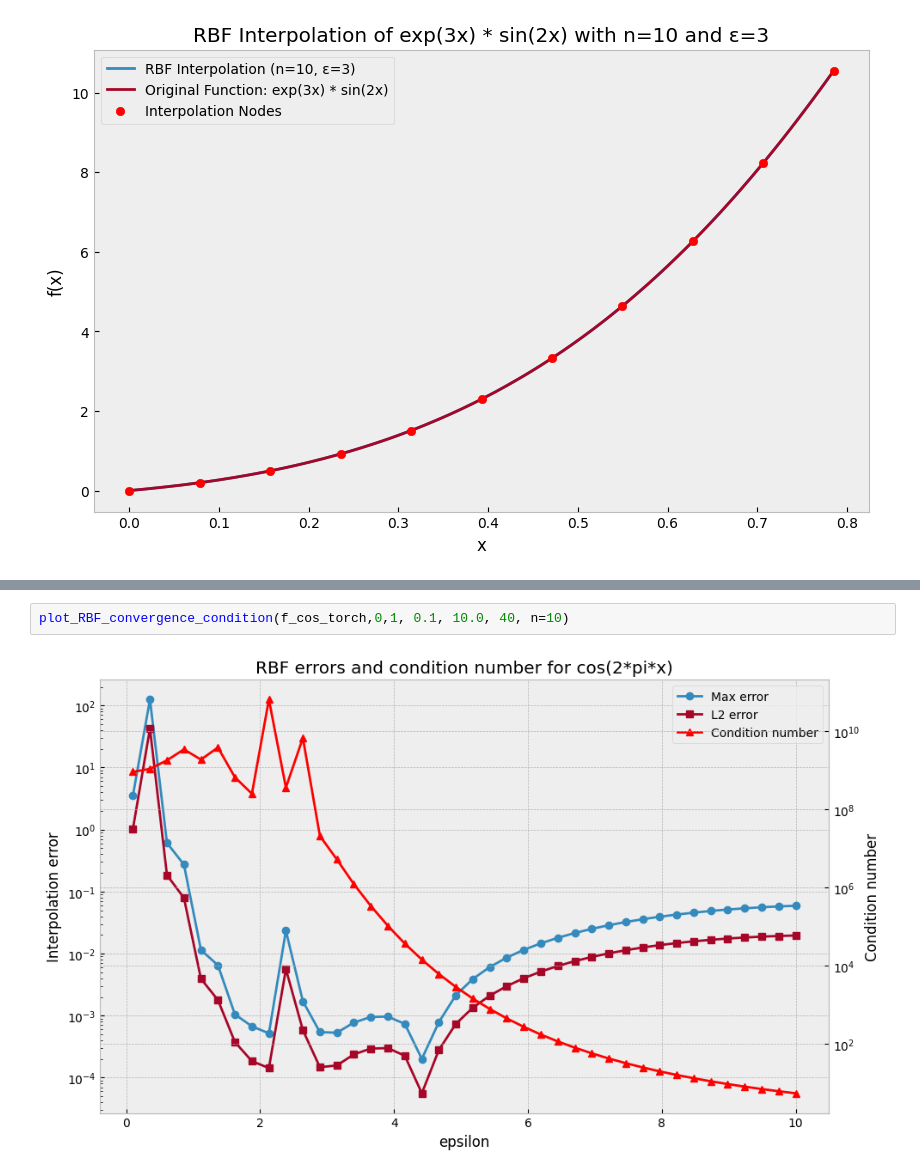
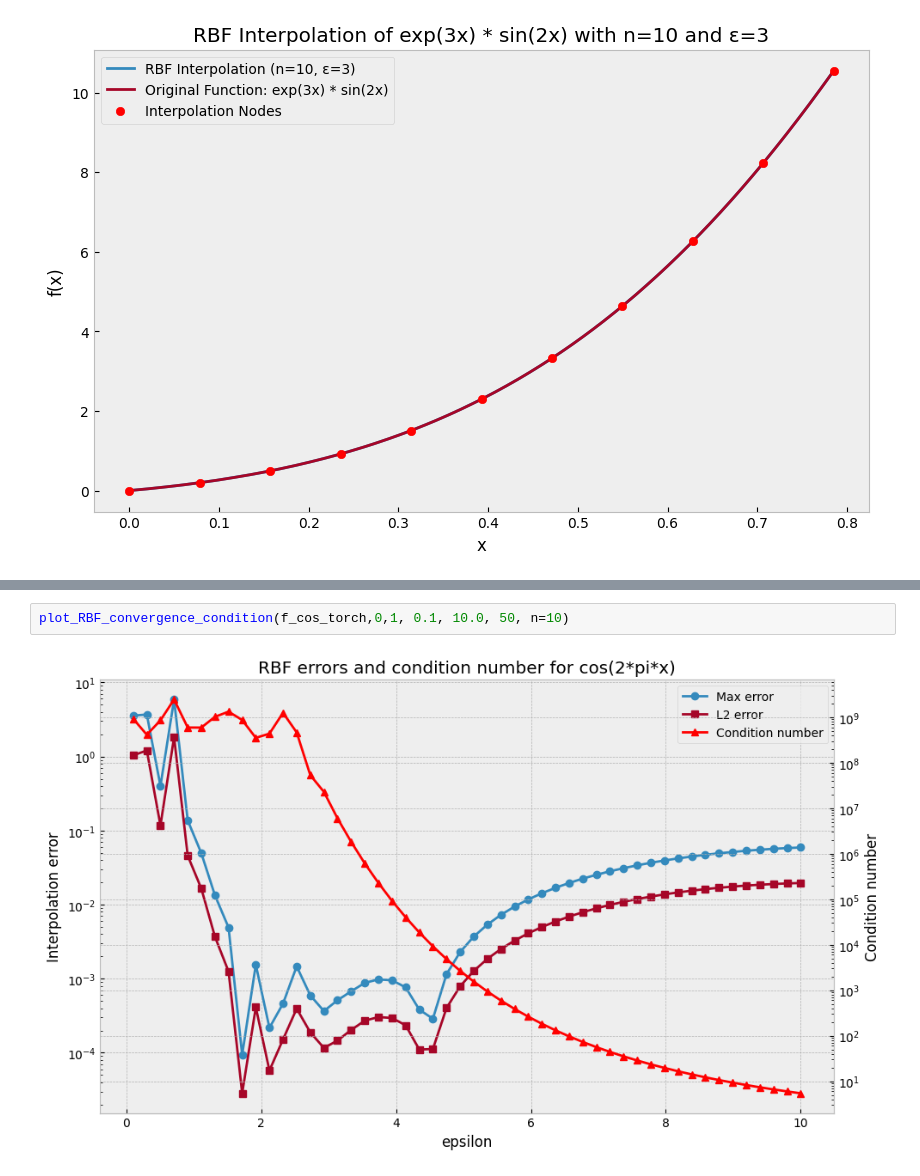
Before and after one commit to Akaada/TMA4215_NumericalMathematics_project1, a Jupyter notebook: taskd.ipynb, the cells around one changed output, grey strips where cells are left out. Drawn from its saved outputs; the diff is of its cells as text.

```diff
--- a/taskd.ipynb
+++ b/taskd.ipynb
@@ -25,4 +25,4 @@ plot_RBF_convergence_condition(f_expsin_torch, 0, torch.pi/4, 0.1, 10.0, 50, n=1
 # %%
-plot_RBF_convergence_condition(f_cos_torch,0,1, 0.1, 10.0, 40, n=10)
+plot_RBF_convergence_condition(f_cos_torch,0,1, 0.1, 10.0, 50, n=10)
 # %% [output]
-[figure, old version]
+[figure, new version]
```
Also changed, not shown: parts of 2 cells of this notebook, 2 other files.
